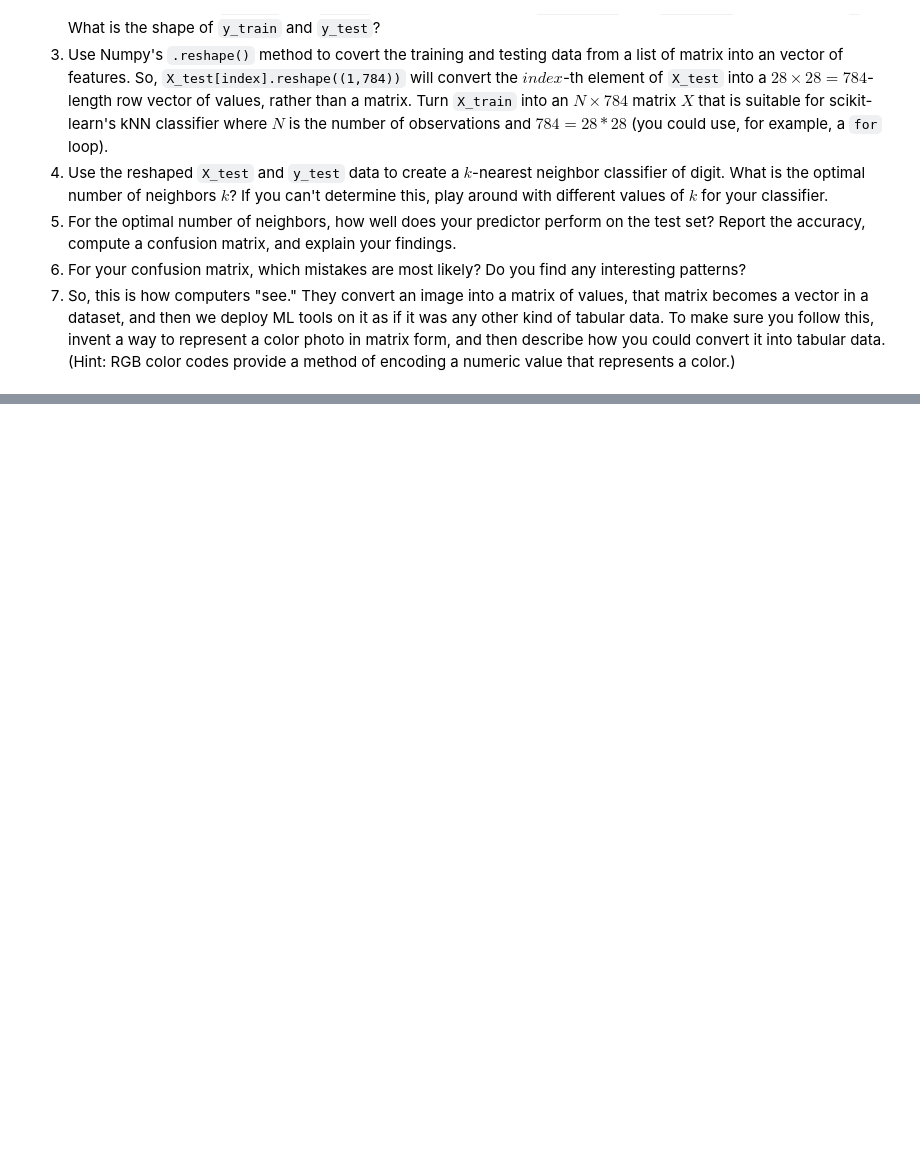
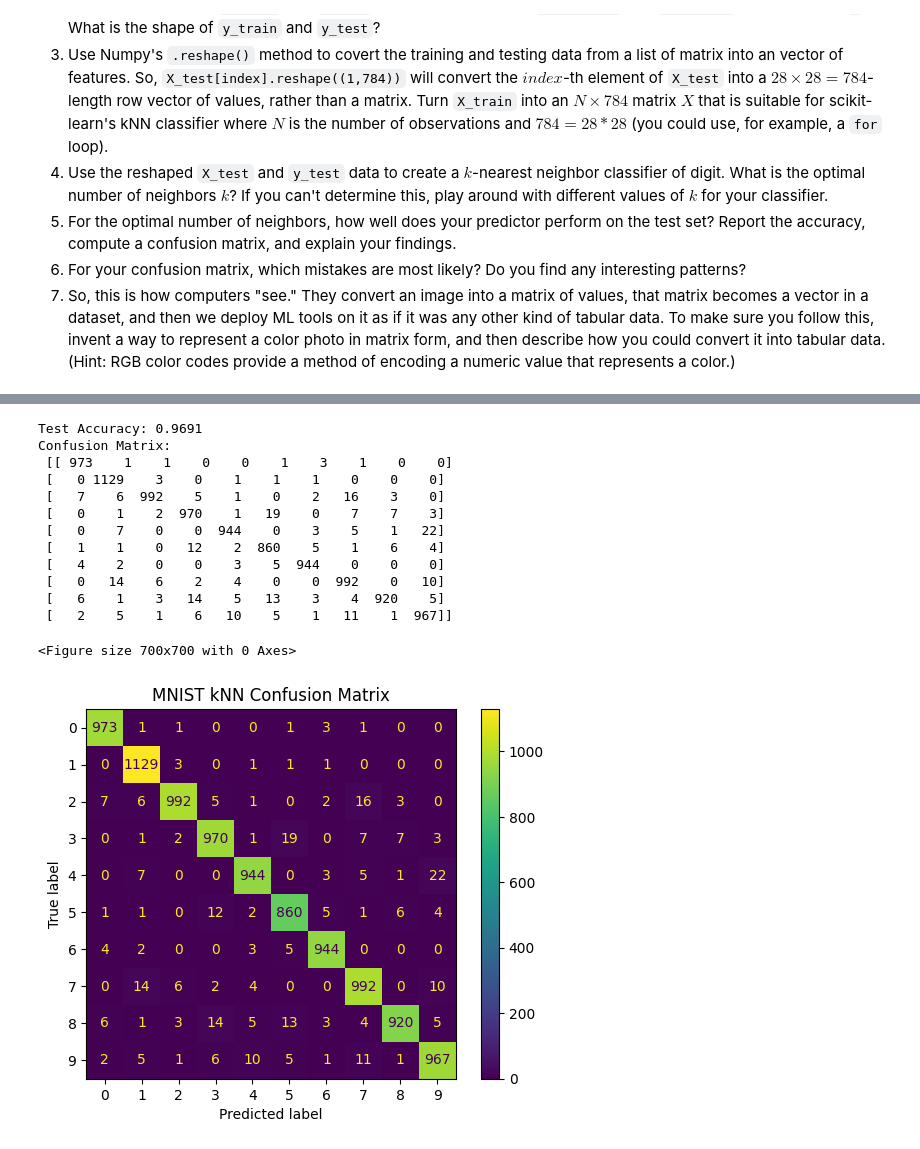
Before and after one commit to namithatholasi/undergrad_ml_assignments, a Jupyter notebook: 02_assignment_knn.ipynb, the cells around one changed output, grey strips where cells are left out. Cells and saved outputs as stored; diff of their text form; code cells hidden in the pictures; blank space fills up the shorter version.

```diff
--- a/02_assignment_knn.ipynb
+++ b/02_assignment_knn.ipynb
@@ -449,0 +578,8 @@ OK, those are the data: Labels attached to handwritten digits encoded as a matri
+# %%
+#Q7.3
+
+X_train_flat = X_train.reshape(X_train.shape[0], -1)
+X_test_flat = X_test.reshape(X_test.shape[0], -1)
+
+print("X_train_flat:", X_train_flat.shape)
+print("X_test_flat:", X_test_flat.shape)
@@ -449,0 +627,34 @@ OK, those are the data: Labels attached to handwritten digits encoded as a matri
+# %%
+#Q7.5
+
+from sklearn.metrics import accuracy_score, confusion_matrix, ConfusionMatrixDisplay
+import matplotlib.pyplot as plt
+
+y_pred = best_model.predict(X_test_flat)
+
+test_acc = accuracy_score(y_test, y_pred)
+print("Test Accuracy:", test_acc)
+
+cm = confusion_matrix(y_test, y_pred)
+print("Confusion Matrix:\n", cm)
+
+disp = ConfusionMatrixDisplay(confusion_matrix=cm)
+plt.figure(figsize=(7,7))
+disp.plot(values_format = "d")
+plt.title("MNIST kNN Confusion Matrix")
+plt.show()
+# %% [output]
+Test Accuracy: 0.9691
+Confusion Matrix:
+ [[ 973    1    1    0    0    1    3    1    0    0]
+ [   0 1129    3    0    1    1    1    0    0    0]
+ [   7    6  992    5    1    0    2   16    3    0]
+ [   0    1    2  970    1   19    0    7    7    3]
+ [   0    7    0    0  944    0    3    5    1   22]
+ [   1    1    0   12    2  860    5    1    6    4]
+ [   4    2    0    0    3    5  944    0    0    0]
+ [   0   14    6    2    4    0    0  992    0   10]
+ [   6    1    3   14    5   13    3    4  920    5]
+ [   2    5    1    6   10    5    1   11    1  967]]
+<Figure size 700x700 with 0 Axes>
+[figure, added]
```
Also changed, not shown: parts of 9 cells of this notebook.
